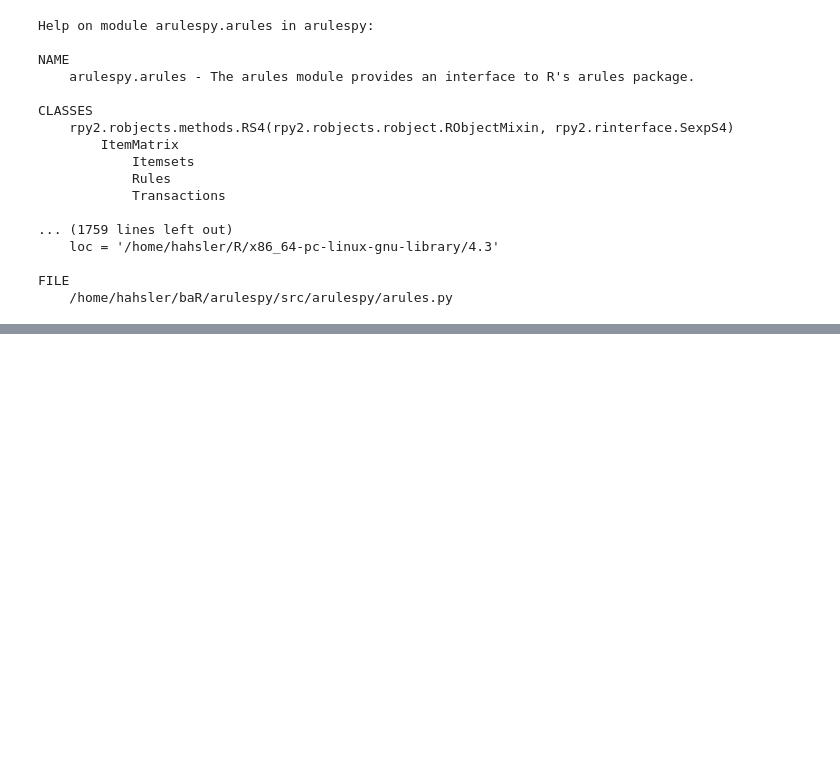
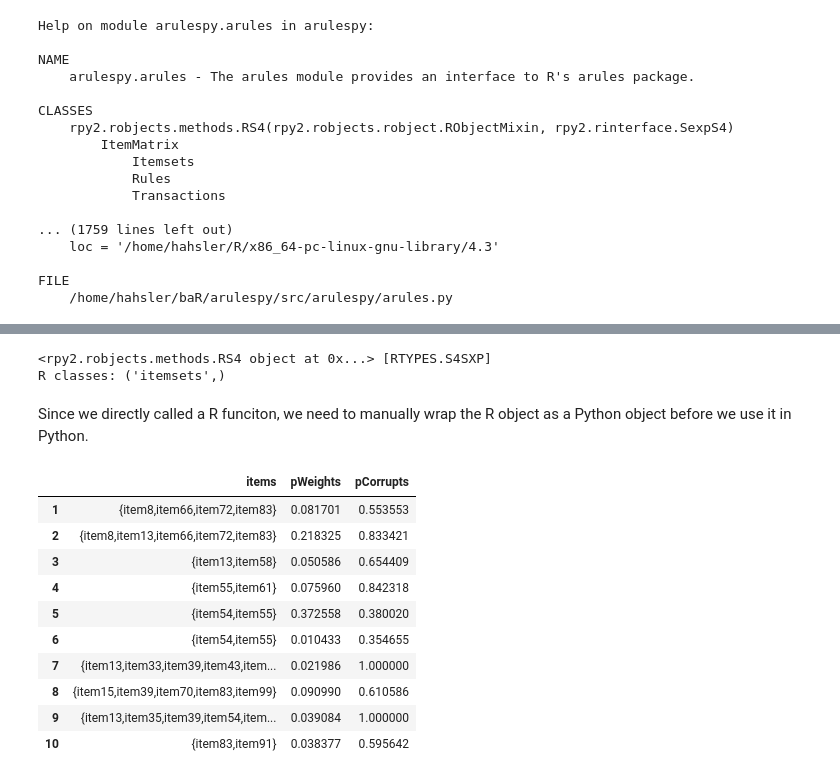
Before and after one commit to mhahsler/arulespy, a Jupyter notebook: howto.ipynb, the cells around one changed output, grey strips where cells are left out. Saved outputs shown, nothing was run; the diff lists cells and outputs as text; code cells hidden in the pictures; blank space fills up the shorter version.

```diff
--- a/howto.ipynb
+++ b/howto.ipynb
@@ -219,0 +251,23 @@ FILE
+# %%
+its_r = arules.r.random_patterns(100, 10)
+its_r
+# %% [output]
+<rpy2.robjects.methods.RS4 object at 0x...> [RTYPES.S4SXP]
+R classes: ('itemsets',)
+# %% [markdown]
+Since we directly called a R funciton, we need to manually wrap the R object as a Python object before we use it in Python.
+# %%
+its_p = arules.Itemsets(its_r)
+its_p.as_df()
+# %% [output]
+|  | items | pWeights | pCorrupts |
+| 1 | {item8,item66,item72,item83} | 0.081701 | 0.553553 |
+| 2 | {item8,item13,item66,item72,item83} | 0.218325 | 0.833421 |
+| 3 | {item13,item58} | 0.050586 | 0.654409 |
+| 4 | {item55,item61} | 0.075960 | 0.842318 |
+| 5 | {item54,item55} | 0.372558 | 0.380020 |
+| 6 | {item54,item55} | 0.010433 | 0.354655 |
+| 7 | {item13,item33,item39,item43,item... | 0.021986 | 1.000000 |
+| 8 | {item15,item39,item70,item83,item99} | 0.090990 | 0.610586 |
+| 9 | {item13,item35,item39,item54,item... | 0.039084 | 1.000000 |
+| 10 | {item83,item91} | 0.038377 | 0.595642 |
```
Also changed, not shown: parts of 4 cells of this notebook, 2 other files.
